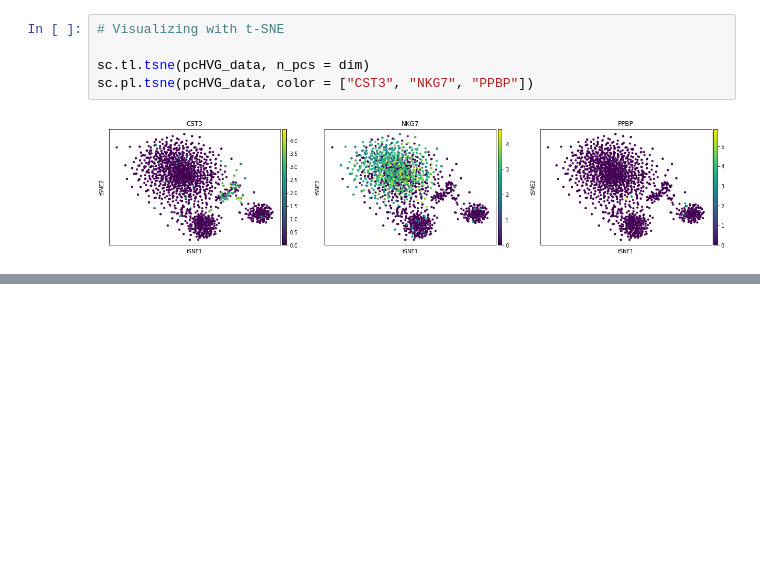
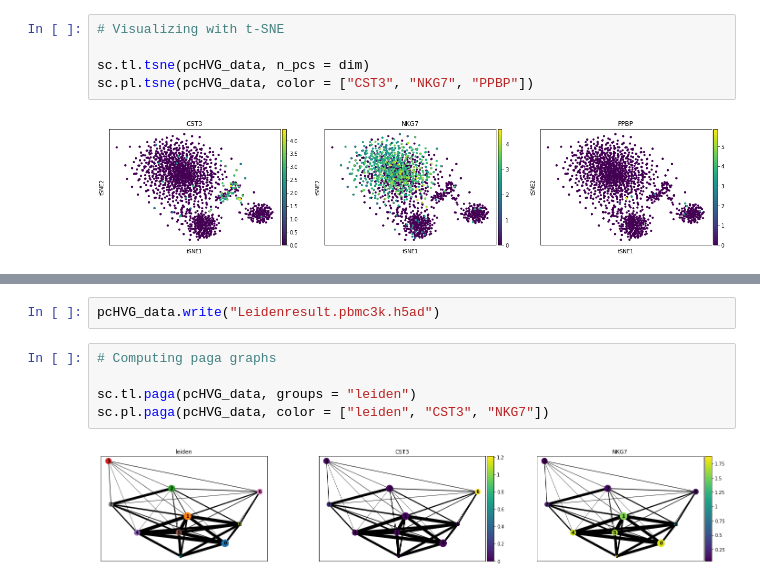
Before and after one commit to eh329/Kaggle, a Jupyter notebook: scRNAseq-eh329-Stoeckius_et_al_2017.ipynb, the cells around one changed output, grey strips where cells are left out. Saved outputs shown, nothing was run; the diff lists cells and outputs as text; blank space fills up the shorter version.

```diff
--- a/scRNAseq-eh329-Stoeckius_et_al_2017.ipynb
+++ b/scRNAseq-eh329-Stoeckius_et_al_2017.ipynb
@@ -276,0 +295,9 @@ sc.pl.tsne(pcHVG_data, color = ["CST3", "NKG7", "PPBP"])
+# %%
+pcHVG_data.write("Leidenresult.pbmc3k.h5ad")
+# %%
+# Computing paga graphs
+
+sc.tl.paga(pcHVG_data, groups = "leiden")
+sc.pl.paga(pcHVG_data, color = ["leiden", "CST3", "NKG7"])
+# %% [output]
+[figure, added]
```
Also changed, not shown: parts of 17 cells of this notebook.
